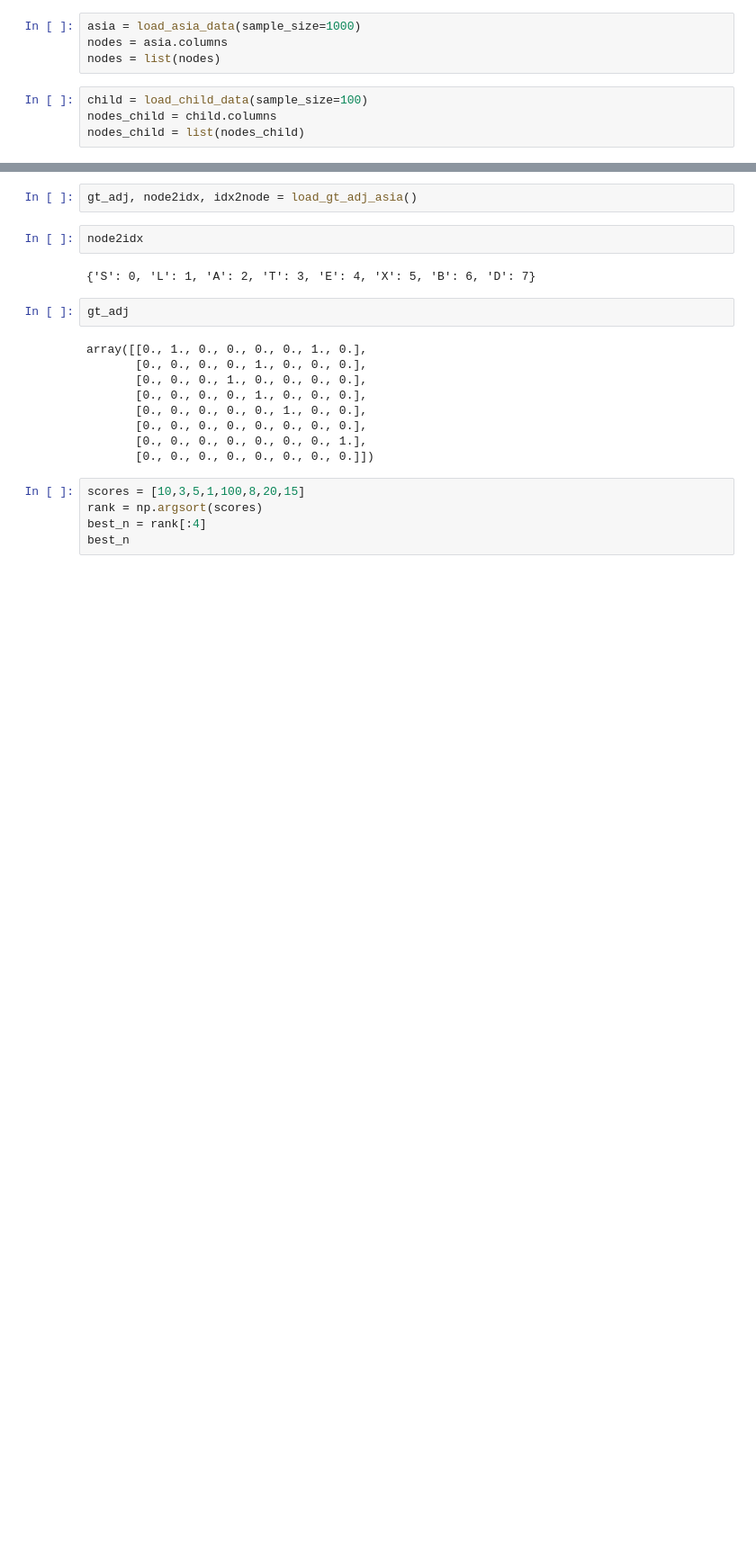
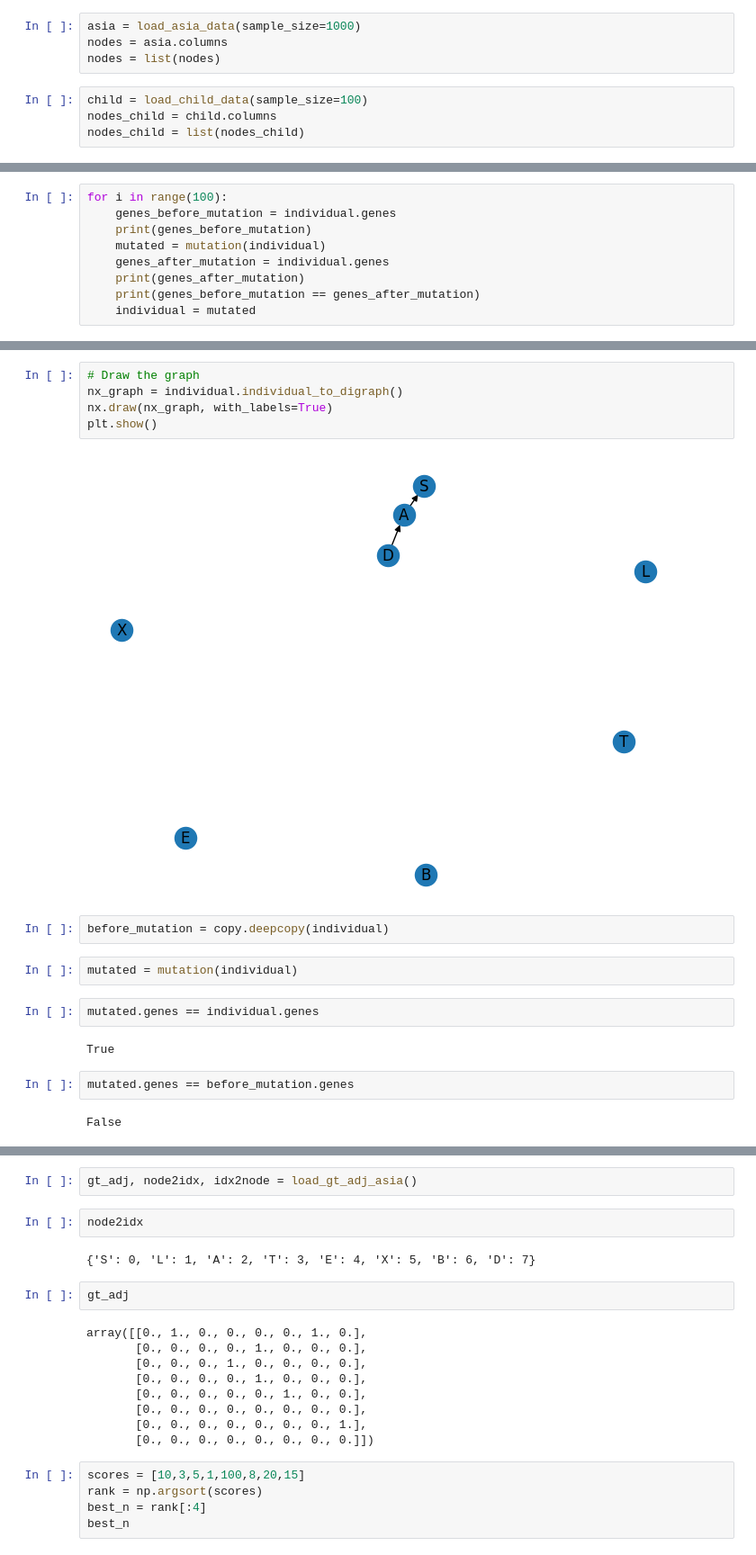
Before and after one commit to jpafcampos/evolutionary-dag-learning, a Jupyter notebook: src/tester.ipynb, the cells around one changed output, grey strips where cells are left out. Shown: that part at 90% size. Saved outputs shown, nothing was run; the diff lists cells and outputs as text; blank space fills up the shorter version.

```diff
--- a/src/tester.ipynb
+++ b/src/tester.ipynb
@@ -151,0 +121,9 @@ nodes_child = list(nodes_child)
+# %%
+for i in range(100):
+    genes_before_mutation = individual.genes
+    print(genes_before_mutation)
+    mutated = mutation(individual)
+    genes_after_mutation = individual.genes
+    print(genes_after_mutation)
+    print(genes_before_mutation == genes_after_mutation)
+    individual = mutated
@@ -151,0 +148,19 @@ nodes_child = list(nodes_child)
+# %%
+# Draw the graph
+nx_graph = individual.individual_to_digraph()
+nx.draw(nx_graph, with_labels=True)
+plt.show()
+# %% [output]
+[figure, added]
+# %%
+before_mutation = copy.deepcopy(individual)
+# %%
+mutated = mutation(individual)
+# %%
+mutated.genes == individual.genes
+# %% [output]
+True
+# %%
+mutated.genes == before_mutation.genes
+# %% [output]
+False
```
Also changed, not shown: parts of 22 cells of this notebook, 3 other files.
